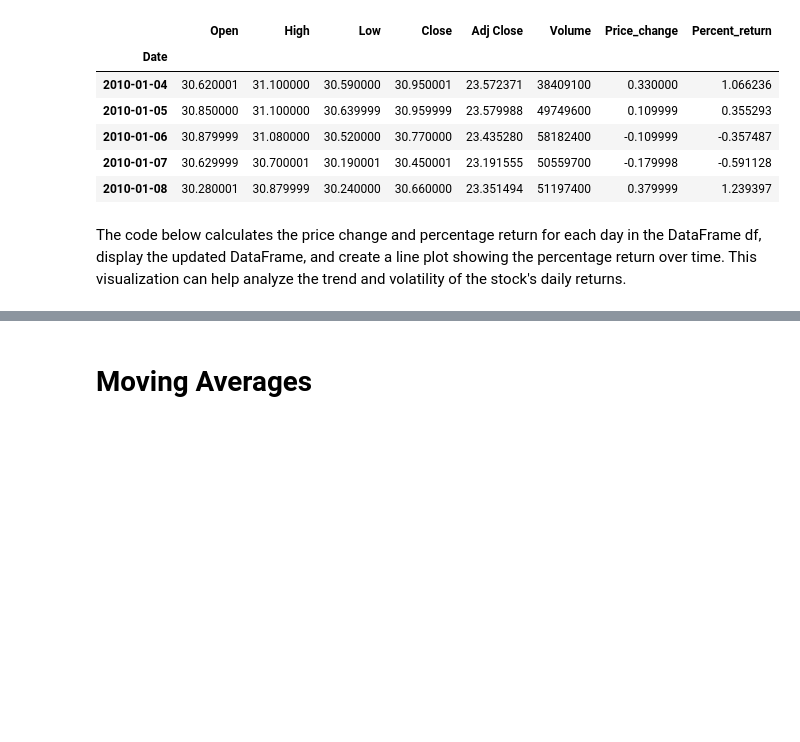
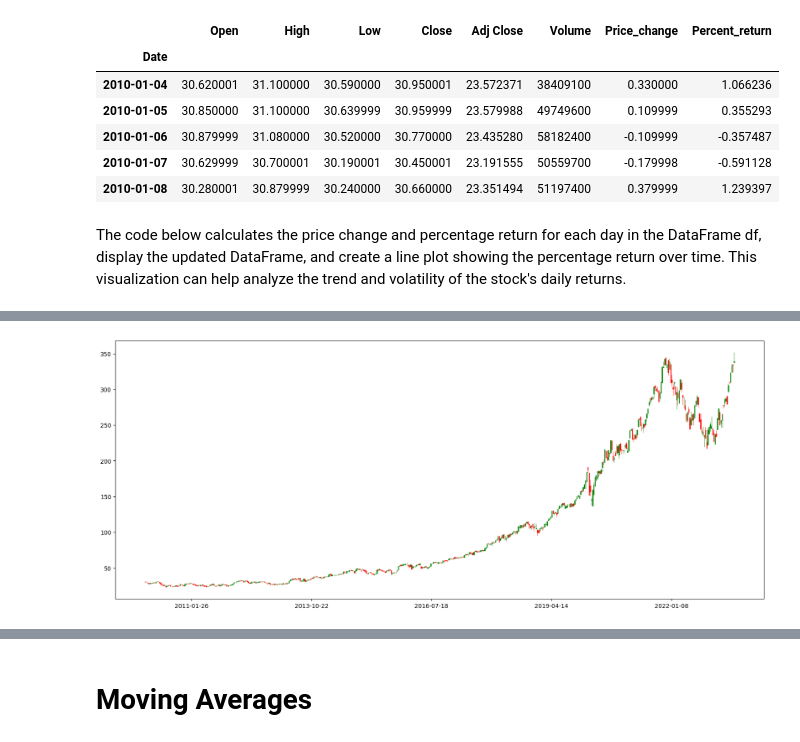
Before and after one commit to Stephie01/Time-Series-Analysis---Predicting-Microsoft-Stock-Prices-, a Jupyter notebook: project.ipynb, the cells around one changed output, grey strips where cells are left out. Saved outputs shown, nothing was run; the diff lists cells and outputs as text; code cells hidden in the pictures; blank space fills up the shorter version.

```diff
--- a/project.ipynb
+++ b/project.ipynb
@@ -446,0 +451,18 @@ The justification for calculating daily returns and percent returns is to measur
+# %%
+# Resample data and compute OHLC values
+ohlc_data = df[['Open', 'High', 'Low', 'Close']].resample('10D').ohlc().reset_index()
+
+# Convert dates to matplotlib format
+ohlc_data['Date'] = ohlc_data['Date'].map(mdates.date2num)
+
+# Create the candlestick chart
+fig, ax = plt.subplots(figsize=(20, 8))
+candlestick_ohlc(ax, ohlc_data.values, width=5, colorup='g', colordown='r', alpha=0.8)
+
+# Format x-axis labels
+ax.xaxis.set_major_formatter(mdates.DateFormatter('%Y-%m-%d'))
+
+# Format x-axis labels
+ax.xaxis.set_major_formatter(mdates.DateFormatter('%Y-%m-%d'))
+# %% [output]
+[figure, added]
```
Also changed, not shown: parts of 36 cells of this notebook.
